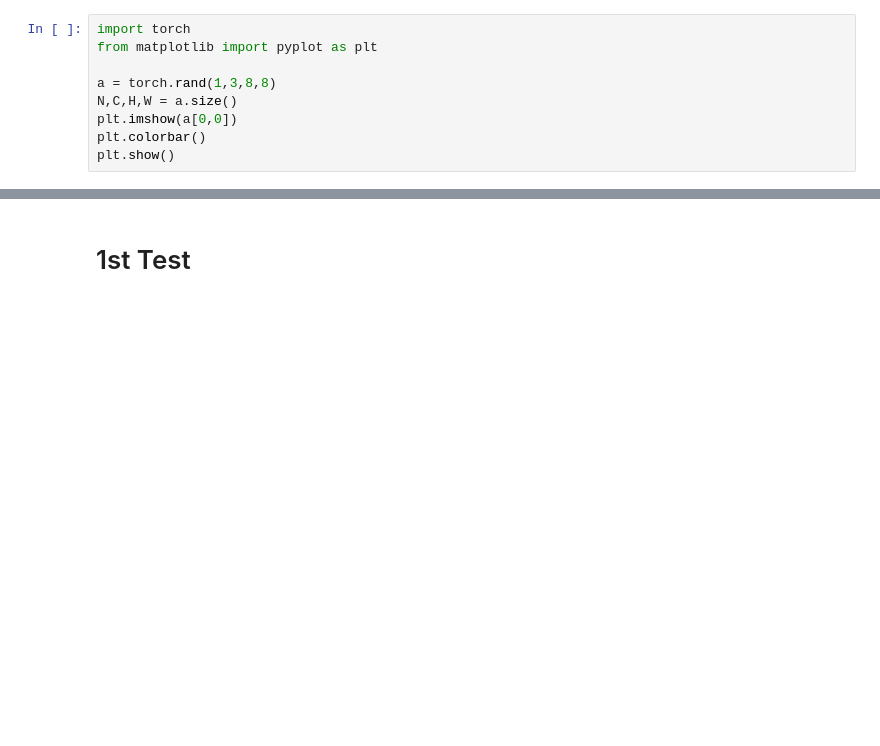
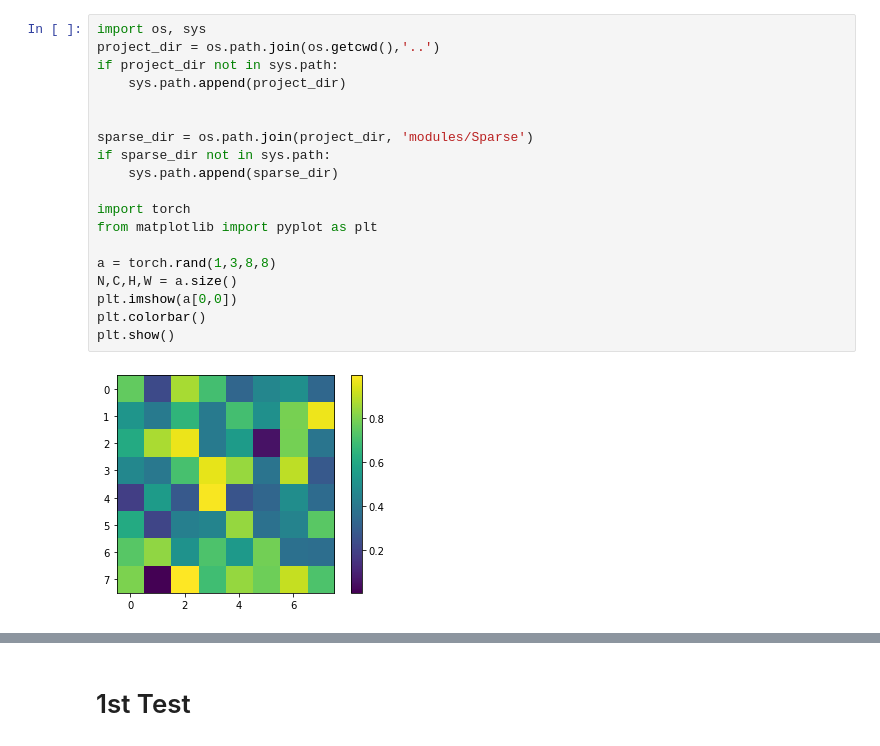
Before and after one commit to SolidusAbi/AttentionMap, a Jupyter notebook: notebooks/coordinateAttention.ipynb, the cells around one changed output, grey strips where cells are left out. Saved outputs shown, nothing was run; the diff lists cells and outputs as text; blank space fills up the shorter version.

```diff
--- a/notebooks/coordinateAttention.ipynb
+++ b/notebooks/coordinateAttention.ipynb
@@ -1,12 +1,24 @@
 # %%
+import os, sys
+project_dir = os.path.join(os.getcwd(),'..')
+if project_dir not in sys.path:
+    sys.path.append(project_dir)
+
+
+sparse_dir = os.path.join(project_dir, 'modules/Sparse')
+if sparse_dir not in sys.path:
+    sys.path.append(sparse_dir)
+
 import torch
 from matplotlib import pyplot as plt
 
 a = torch.rand(1,3,8,8)
 N,C,H,W = a.size()
 plt.imshow(a[0,0])
 plt.colorbar()
 plt.show()
+# %% [output]
+[figure, added]
 # %%
 from torch import nn
 conv_c = nn.Conv2d(C, 1, 1, bias=False)
```
Also changed, not shown: parts of 15 cells of this notebook, 2 other files.
